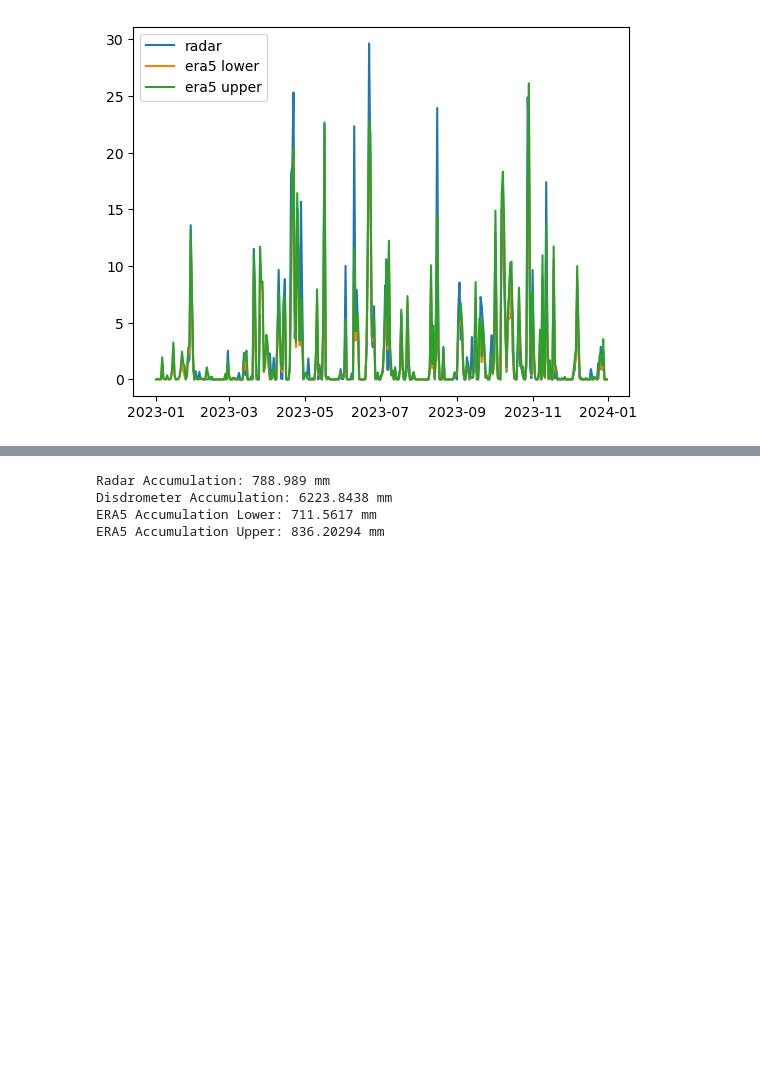
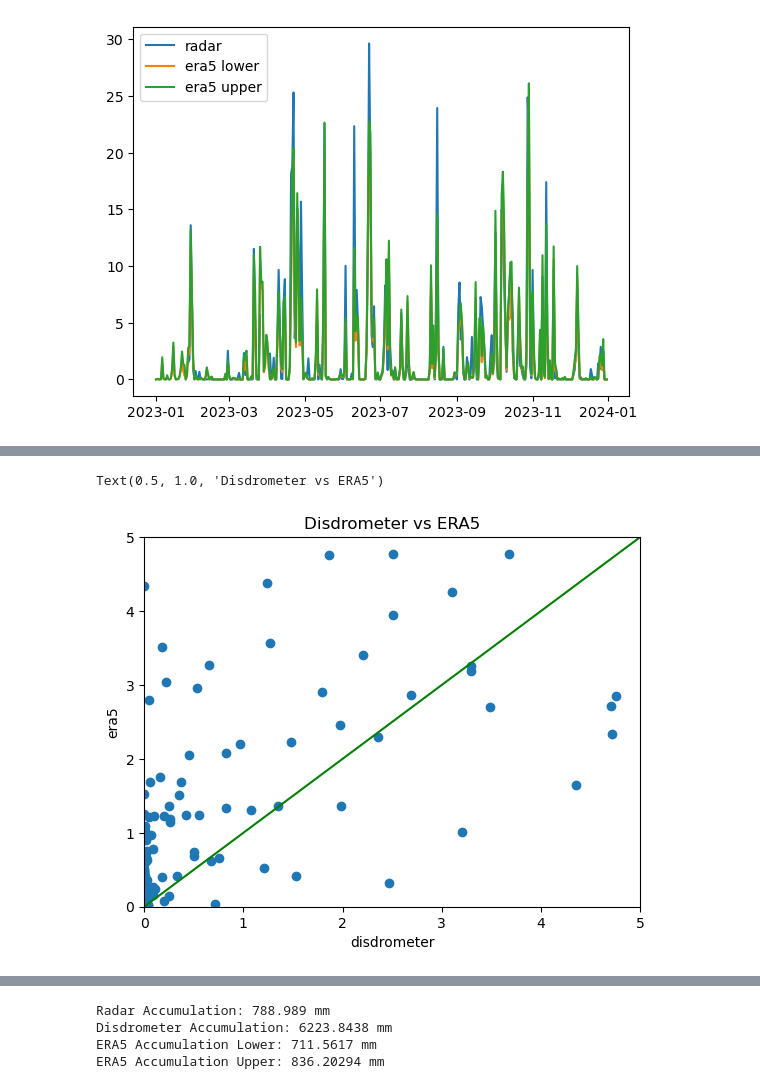
Before and after one commit to Troll-Observing-Network/neumayer-snowfall, a Jupyter notebook: MonthlyAccum.ipynb, the cells around one changed output, grey strips where cells are left out. Saved outputs shown, nothing was run; the diff lists cells and outputs as text; code cells hidden in the pictures; blank space fills up the shorter version.

```diff
--- a/MonthlyAccum.ipynb
+++ b/MonthlyAccum.ipynb
@@ -174,0 +190,11 @@ Text(0.5, 1.0, 'Radar vs ERA5')
+# %%
+plt.scatter(allAccum[:, 1], accum_daily_high)
+plt.ylabel('era5')
+plt.xlabel('disdrometer')
+plt.xlim(0, 5)
+plt.ylim(0, 5)
+plt.plot(np.arange(0, 30), np.arange(0, 30), c='green')
+plt.title("Disdrometer vs ERA5")
+# %% [output]
+Text(0.5, 1.0, 'Disdrometer vs ERA5')
+[figure, added]
```
Also changed, not shown: parts of 6 cells of this notebook, 2 other files.
